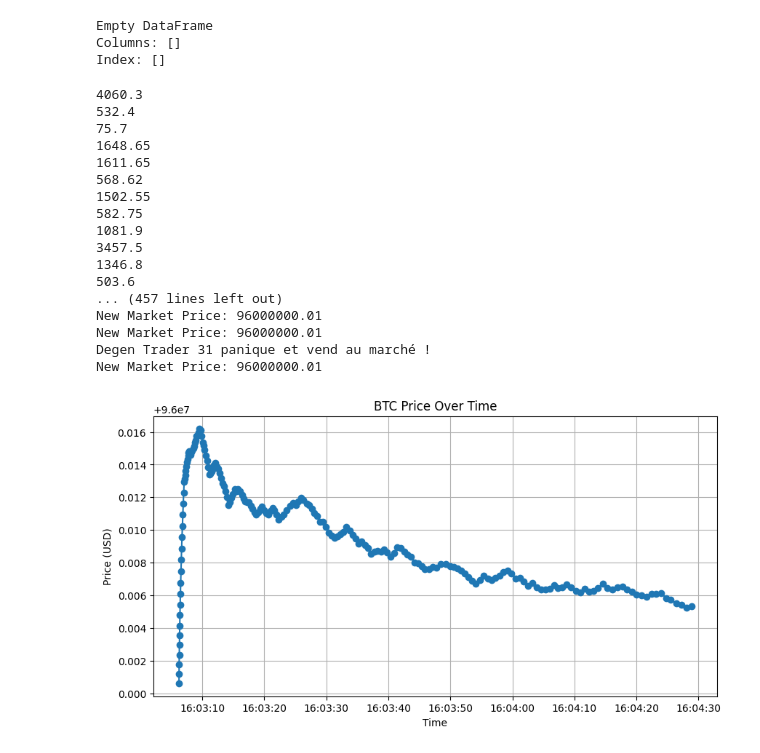
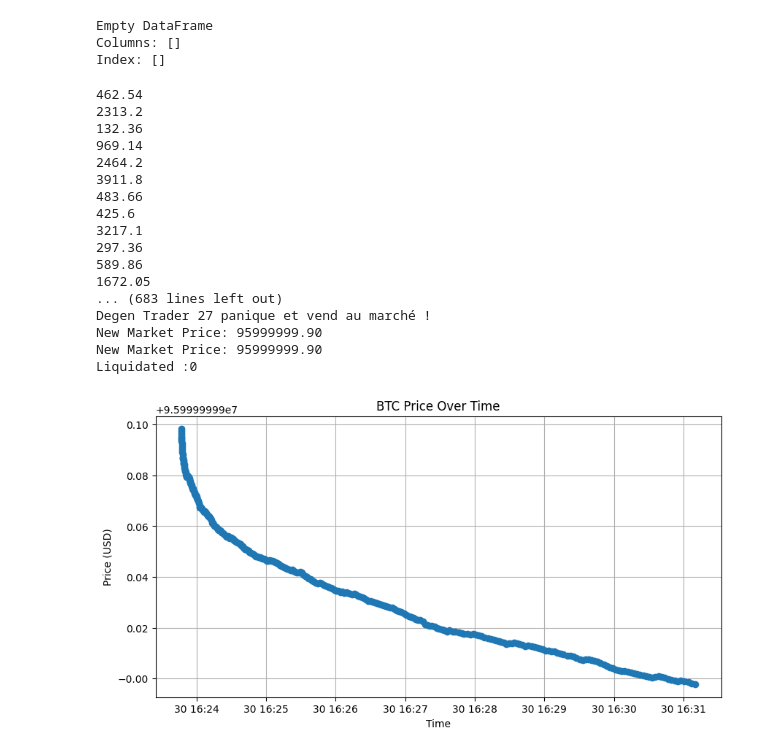
Before and after one commit to Plasmow/perplex_trading, a Jupyter notebook: perplex_simulation.ipynb, the cells around one changed output. Saved outputs shown, nothing was run; the diff lists cells and outputs as text; code cells hidden in the pictures.

```diff
--- a/perplex_simulation.ipynb
+++ b/perplex_simulation.ipynb
@@ -448,6 +448,7 @@ class Trader:
         self.position = position
         self.entry_price = price
         self.liquidation_price = self.calculate_liquidation_price()
+        self.margin = self.balance/self.leverage
 
     def calculate_liquidation_price(self):
         """Calcule le prix auquel ce trader sera liquidé."""
@@ -603,7 +604,8 @@ class Market:
             if row['Action'] == 'EVENT_LIQ' and row['Block'] == order_book.block :
                 liquidation_volume += row['Quantity']
 
-        net_order_flow = buy_volume - sell_volume
+        exchange_volume = buy_volume - sell_volume
+        net_order_flow = exchange_volume * self.price
 
         # Application de la loi de la racine carrée
 
@@ -693,8 +695,8 @@ id = 0
 market_price = market.price
 
 nb_degens = 50
-nb_market_makers = 0
-nb_swing_traders = 0
+nb_market_makers = 50
+nb_swing_traders = 20
 nb_arbitrage_traders = 0
 
 for _ in range(nb_degens) :
@@ -722,53 +724,58 @@ for trader in traders:
 # Initialize lists to store prices and timestamps
 prices = []
 timestamps = []
+liquidated = 0
 
 
 # Simulation over multiple time steps
-for _ in range(200):  # For example, 100 time steps
+for _ in range(100):  # For example, 100 time steps
     neighbor_positions = [trader.position for trader in traders]
     trend = "bearish"
     herd_position = max(set(neighbor_positions), key=neighbor_positions.count) if neighbor_positions else "BUY"
     # Generate random orders for each trader
     for trader in traders:
         if trader.position == "LIQUIDATED":
+            liquidated += 1
             traders = [t for t in traders if t.trader_id != trader.trader_id]
         else :
             order_type, quantity = trader.what_does_he_do(market.price, trend, herd_position)
             order_book.add_order(trader, order_type, quantity)
 
     df_order_book = order_book.get_order_book_df()
     new_price = market.update_price(order_book)
     prices.append(new_price)
     timestamps.append(datetime.now())
+timestamps.pop(0)
+prices.pop(0)
+print("Liquidated :" f"{liquidated}")
 
 # Convert timestamps and prices to a DataFrame for plotting
 df_prices = pd.DataFrame({'time': timestamps, 'price': prices})
 
 # Plotting the prices over time
 plt.figure(figsize=(10, 5))
 plt.plot(df_prices['time'], df_prices['price'], marker='o')
 plt.title('BTC Price Over Time')
 plt.xlabel('Time')
 plt.ylabel('Price (USD)')
 plt.grid(True)
 plt.show()
 # %% [output]
-4060.3
-532.4
-75.7
-1648.65
-1611.65
-568.62
-1502.55
-582.75
-1081.9
-3457.5
-1346.8
-503.6
-... (457 lines left out)
-New Market Price: 96000000.01
-New Market Price: 96000000.01
-Degen Trader 31 panique et vend au marché !
-New Market Price: 96000000.01
+462.54
+2313.2
+132.36
+969.14
+2464.2
+3911.8
+483.66
+425.6
+3217.1
+297.36
+589.86
+1672.05
+... (683 lines left out)
+Degen Trader 27 panique et vend au marché !
+New Market Price: 95999999.90
+New Market Price: 95999999.90
+Liquidated :0
-[figure, old version]
+[figure, new version]
```
